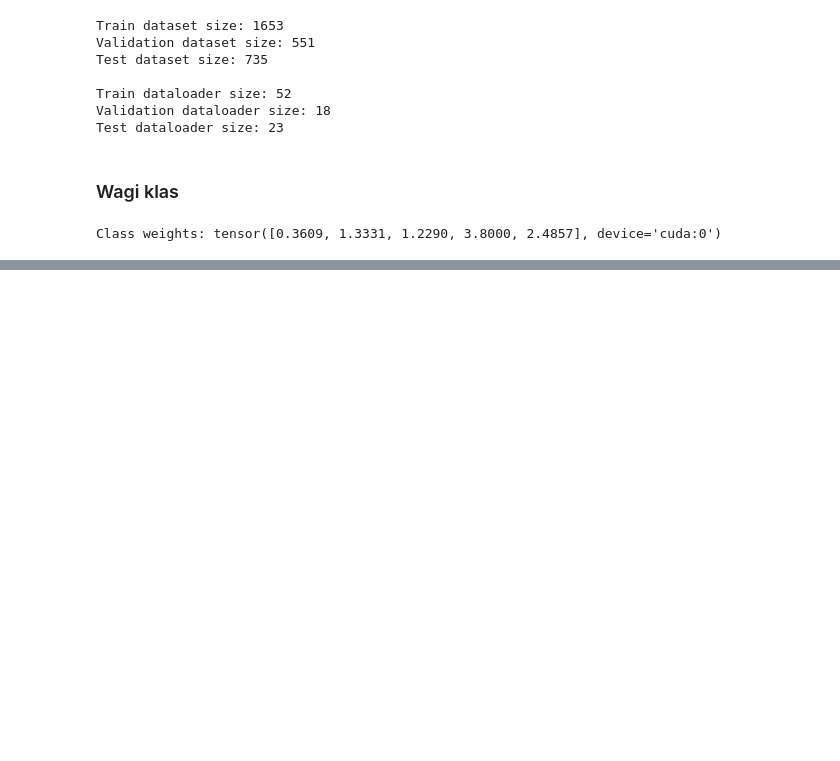
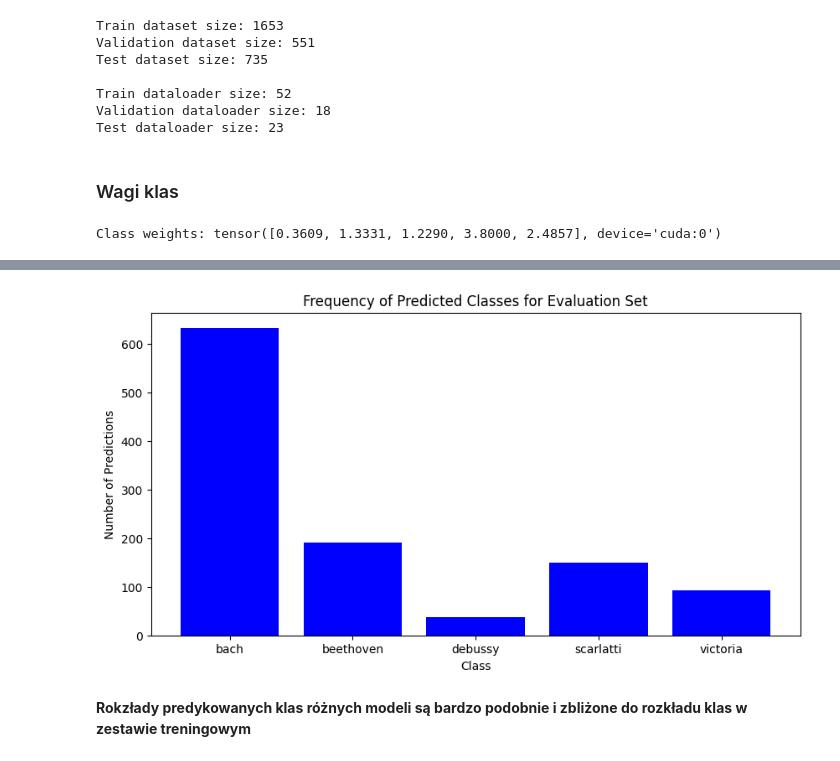
Before and after one commit to psiku/PW--SSNE, a Jupyter notebook: miniprojekt_4-sieci_rekurencyjne/experiments.ipynb, the cells around one changed output, grey strips where cells are left out. Cells and saved outputs as stored; diff of their text form; code cells hidden in the pictures; blank space fills up the shorter version.

```diff
--- a/miniprojekt_4-sieci_rekurencyjne/experiments.ipynb
+++ b/miniprojekt_4-sieci_rekurencyjne/experiments.ipynb
@@ -200,0 +398,27 @@ Mean Accuracy: 0.5899
+# %%
+params = {'bidirectional': True, 'dropout': 0.2, 'embedding_dim': 64, 'hidden_size': 128, 'num_layers': 3}
+
+different_model = GRUClassifier(
+    num_acords=NUM_ACCORDS,
+    embedding_dim=params['embedding_dim'],
+    hidden_size=params['hidden_size'],
+    output_size=OUTPUT_SIZE,
+    num_layers=params['num_layers'],
+    dropout=params['dropout'],
+    bidirectional=params['bidirectional']
+).to(device)
+
+criterion = nn.CrossEntropyLoss(weight=class_weights_tensor)
+optimizer = optim.Adam(different_model.parameters(), lr=0.001)
+
+train_model(
+    model=different_model,
+    criterion=criterion,
+    optimizer=optimizer,
+    epochs=20,
+    train_dataloader=train_dataloader_emb,
+    val_dataloader=val_dataloader_emb,
+    device=device
+)
+
+evaluate_model(model=different_model, test_dataloader=test_dataloader_emb, device=device)
@@ -200,0 +439,20 @@ Mean Accuracy: 0.5899
+# %%
+predictions = predict(different_model, evaluate_dataloader, device)
+
+prediction_counts = Counter(predictions)
+
+MAP = {0: 'bach', 1: 'beethoven', 2: 'debussy', 3: 'scarlatti', 4: 'victoria'}
+
+class_indices = [MAP[i] for i in range(len(prediction_counts))]
+counts = [prediction_counts[i] for i in range(len(prediction_counts))]
+
+plt.figure(figsize=(10, 5))
+plt.bar(class_indices, counts, color='blue')
+plt.xlabel('Class')
+plt.ylabel('Number of Predictions')
+plt.title('Frequency of Predicted Classes for Evaluation Set')
+plt.show()
+# %% [output]
+[figure, added]
+# %% [markdown]
+**Rokzłady predykowanych klas różnych modeli są bardzo podobnie i zbliżone do rozkładu klas w zestawie treningowym**
```
Also changed, not shown: parts of 38 cells of this notebook, 7 other files.
